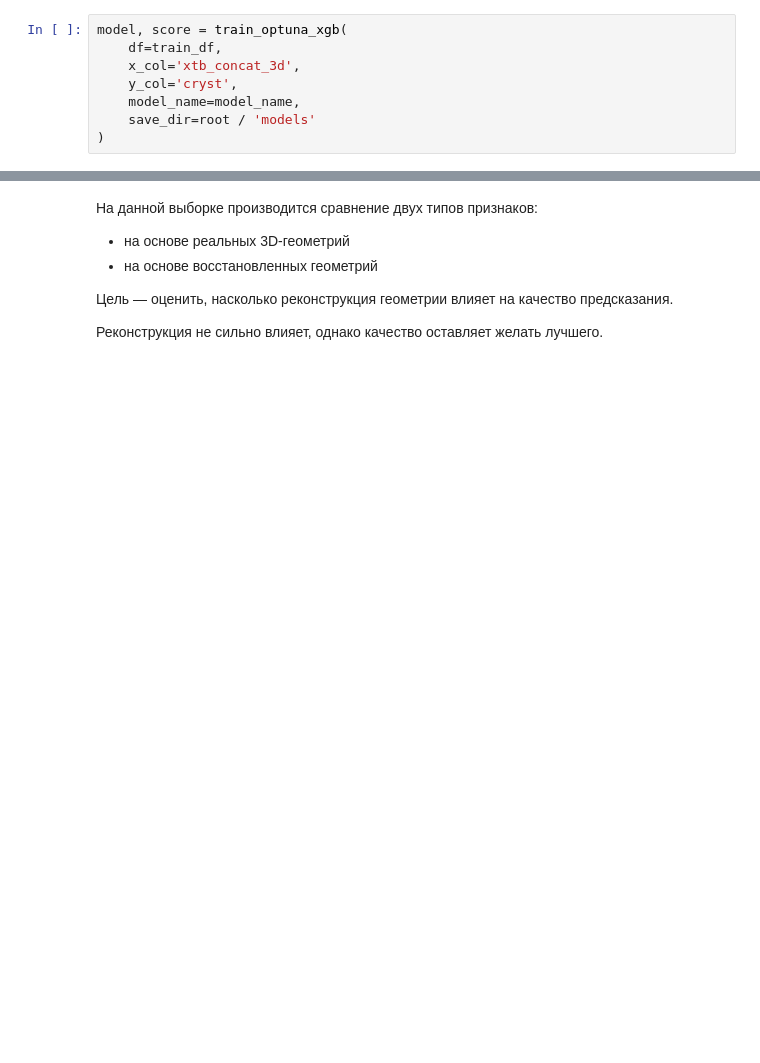
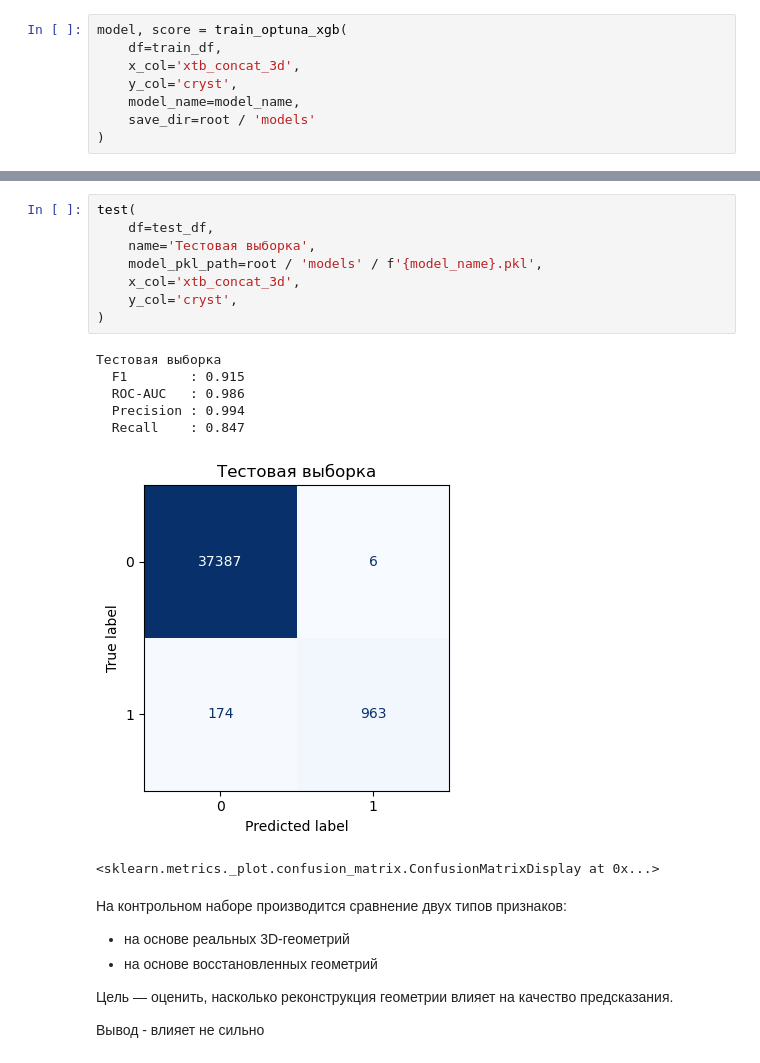
Before and after one commit to akmulein/cocrystal-prediction, a Jupyter notebook: notebooks/xgb_model.ipynb, the cells around one changed output, grey strips where cells are left out. Drawn from its saved outputs; the diff is of its cells as text; blank space fills up the shorter version.

```diff
--- a/notebooks/xgb_model.ipynb
+++ b/notebooks/xgb_model.ipynb
@@ -95,13 +113,28 @@ Train
 <sklearn.metrics._plot.confusion_matrix.ConfusionMatrixDisplay at 0x...>
+# %%
+test(
+    df=test_df,
+    name='Тестовая выборка',
+    model_pkl_path=root / 'models' / f'{model_name}.pkl',
+    x_col='xtb_concat_3d',
+    y_col='cryst',
+)
+# %% [output]
+Тестовая выборка
+  F1        : 0.915
+  ROC-AUC   : 0.986
+  Precision : 0.994
+  Recall    : 0.847
+[figure, added]
+<sklearn.metrics._plot.confusion_matrix.ConfusionMatrixDisplay at 0x...>
 # %% [markdown]
-
-На данной выборке производится сравнение двух типов признаков:
+На контрольном наборе производится сравнение двух типов признаков:
 - на основе реальных 3D-геометрий
 - на основе восстановленных геометрий
 
 Цель — оценить, насколько реконструкция геометрии влияет на качество предсказания.
 
-Реконструкция не сильно влияет, однако качество оставляет желать лучшего.
+Вывод - влияет не сильно
 # %%
 fig, axes = plt.subplots(1, 2, figsize=(10, 4))
 
```
Also changed, not shown: parts of 11 cells of this notebook, 32 other files.
